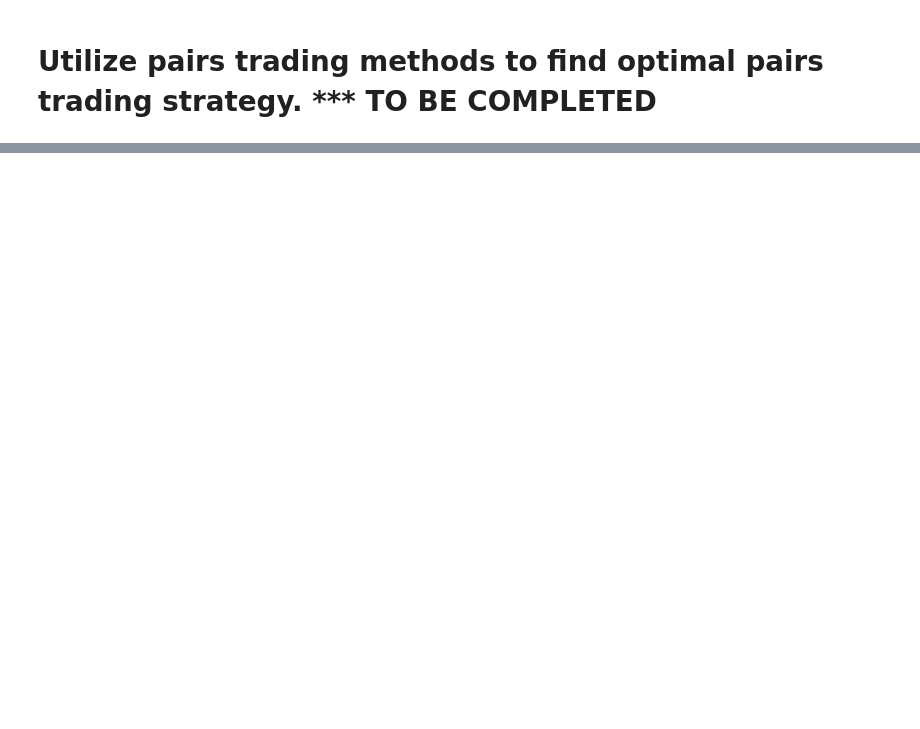
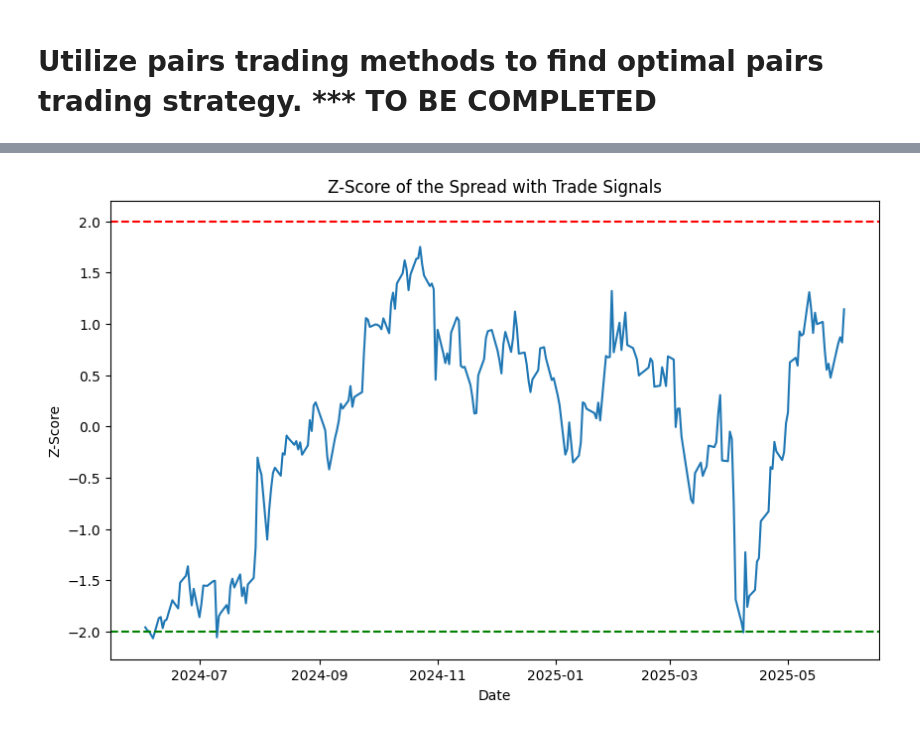
Before and after one commit to jay-gleeson/fintech-pairs-csuf, a Jupyter notebook: archive/pairs_trading.ipynb, the cells around one changed output, grey strips where cells are left out. Saved outputs shown, nothing was run; the diff lists cells and outputs as text; code cells hidden in the pictures; blank space fills up the shorter version.

```diff
--- a/archive/pairs_trading.ipynb
+++ b/archive/pairs_trading.ipynb
@@ -554,0 +574,36 @@ Statsmodels p-value: 0.02258184751362137
+# %%
+# Function to plot the z-score of the spread.
+def plot_zscore(data):
+
+    # Define z-score to normalize the spread.
+    data['zscore'] = ((data['spread'] - mean(data['spread'])) / stddev(data['spread']))
+
+    # Set thresholds for entering and exiting trades.
+    upper_threshold = 2
+    lower_threshold = -2
+
+    # Generate signals for long and short positions.
+    for n in range(length(data)):
+        z = data['zscore'].iloc[n]
+        if z > upper_threshold:
+            data.loc[data.index[n], 'pos'] = -1  # Short the spread.
+        elif z < lower_threshold:
+            data.loc[data.index[n], 'pos'] = 1   # Long the spread.
+        elif -1 < z < 1:
+            data.loc[data.index[n], 'pos'] = 0   # Exit.
+
+    # Plot z-score.
+    plt.figure(figsize=(10, 6))
+    plt.plot(data.index, data['zscore'], label='Z-Score')
+    plt.axhline(upper_threshold, color='red', linestyle='--', label='Upper Threshold')
+    plt.axhline(lower_threshold, color='green', linestyle='--', label='Lower Threshold')
+    plt.title('Z-Score of the Spread with Trade Signals')
+    plt.xlabel('Date')
+    plt.ylabel('Z-Score')
+    plt.show()
+    plt.close()
+
+# Plot the z-score of the spread.
+plot_zscore(df)
+# %% [output]
+[figure, added]
```
Also changed, not shown: parts of 8 cells of this notebook, 1 other file.
